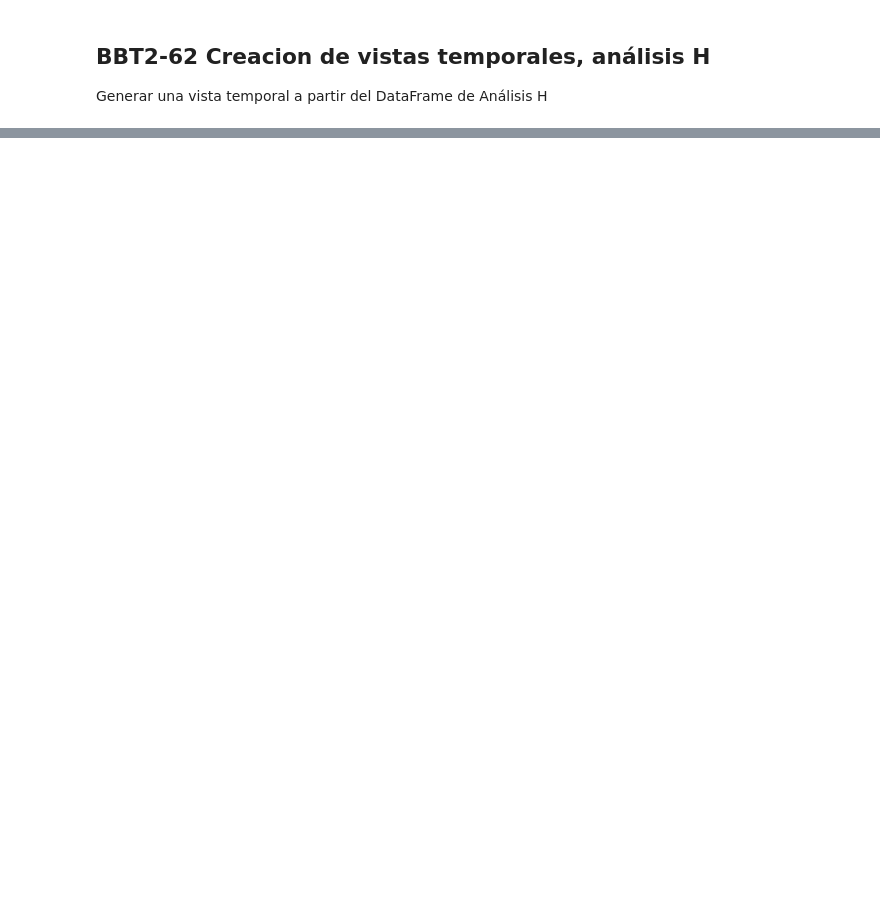
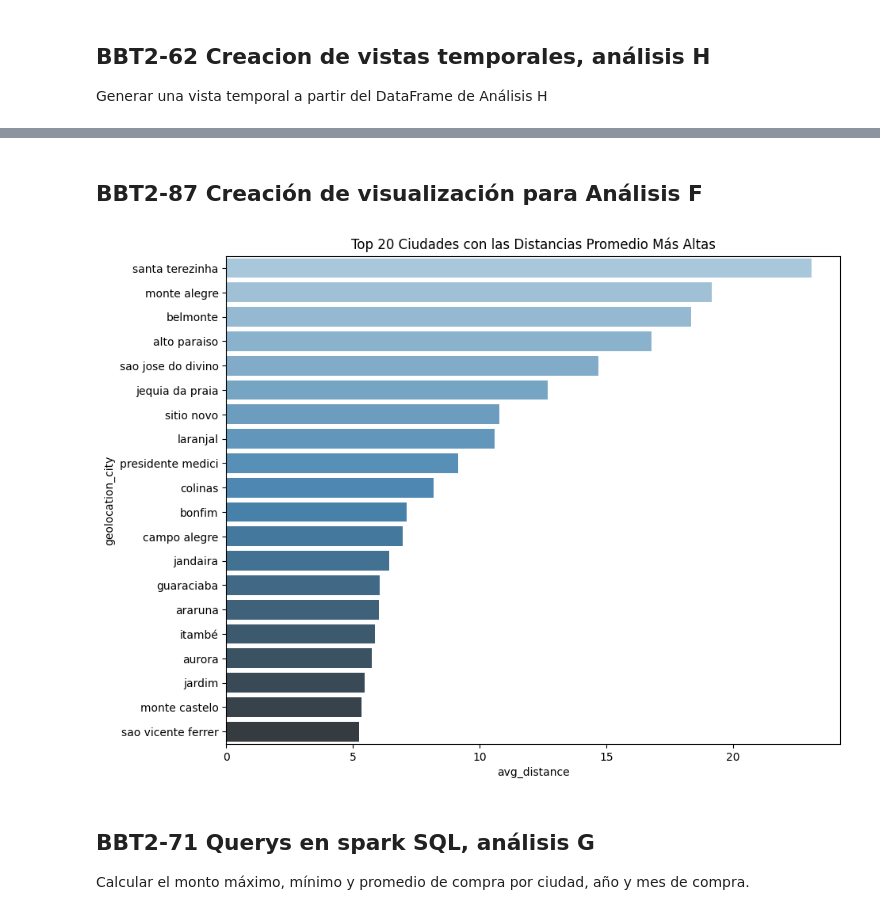
Before and after one commit to alkemyTech/BBVA-BDS-W1-T2, a Jupyter notebook: TP_Grupal_Meli.ipynb, the cells around one changed output, grey strips where cells are left out. Cells and saved outputs as stored; diff of their text form; code cells hidden in the pictures; blank space fills up the shorter version.

```diff
--- a/TP_Grupal_Meli.ipynb
+++ b/TP_Grupal_Meli.ipynb
@@ -600,0 +732,19 @@ query_H.show()
+# %%
+#Usamos la función LEAD() para obtener las coordenadas del próximo cliente en la misma ciudad. Con estas coordenadas, calculamos la distancia "recta" entre dos puntos (clientes vecinos).
+
+#La query se guarda como resultado en un nuevo df
+dfs_query_F = spark.sql("""
+SELECT
+  geolocation_city,
+  AVG(sqrt(pow(lead_Latitud - Latitud, 2) + pow(lead_Longitud - Longitud, 2))) AS avg_distance
+FROM (
+  SELECT *,
+    LEAD(Latitud) OVER (PARTITION BY geolocation_city ORDER BY Latitud, Longitud) AS lead_Latitud,
+    LEAD(Longitud) OVER (PARTITION BY geolocation_city ORDER BY Latitud, Longitud) AS lead_Longitud
+  FROM vt_Analysis_F
+) t
+GROUP BY geolocation_city
+ORDER BY avg_distance DESC""")
+
+#Mostramos resultado
+dfs_query_F.show()
@@ -600,0 +769,18 @@ query_H.show()
+# %% [markdown]
+## BBT2-87 Creación de visualización para Análisis F
+# %%
+#Creamos df de pandas con la query de la vista temporal F (para poder graficar)
+df_avg_distance = dfs_query_F.toPandas()
+# %%
+#Graficamos las 20 ciudades con las distancias promedio más altas
+top_20 = df_avg_distance.nlargest(20, 'avg_distance')
+plt.figure(figsize=(10,8))
+sns.barplot(data=top_20, x='avg_distance', y='geolocation_city', palette='Blues_d')
+plt.title('Top 20 Ciudades con las Distancias Promedio Más Altas')
+plt.show()
+# %% [output]
+[figure, added]
+# %% [markdown]
+## BBT2-71 Querys en spark SQL, análisis G
+
+Calcular el monto máximo, mínimo y promedio de compra por ciudad, año y mes de compra.
```
Also changed, not shown: parts of 46 cells of this notebook.
